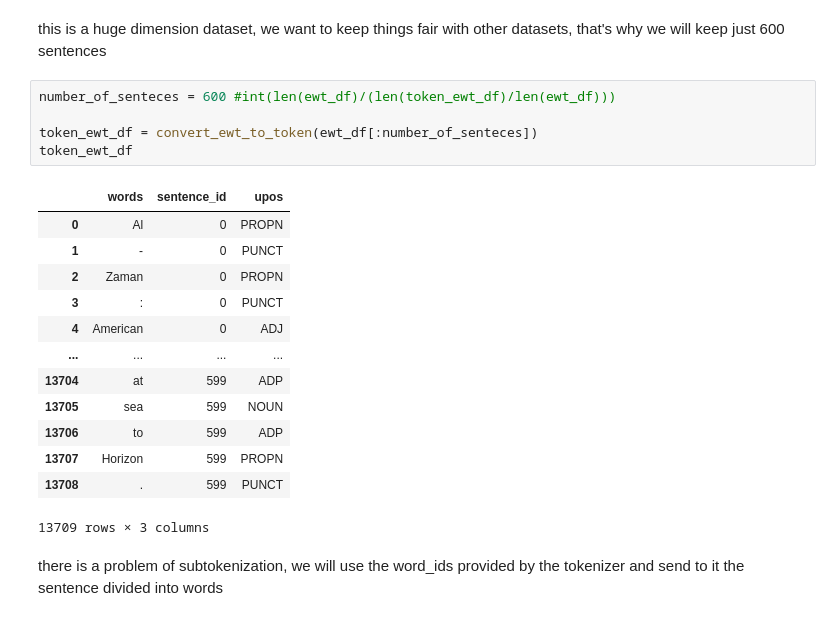
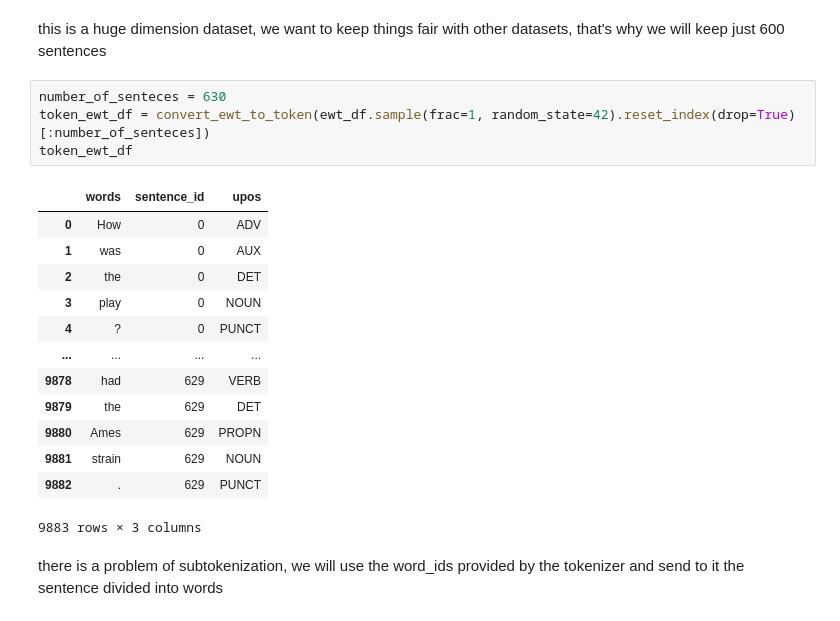
Before and after one commit to rrossierba/digital-transformation-computer-security, a Jupyter notebook: probe_t5.ipynb, the cells around one changed output. Cells and saved outputs as stored; diff of their text form.

```diff
--- a/probe_t5.ipynb
+++ b/probe_t5.ipynb
@@ -444,25 +444,24 @@ print('Size of EWT token dataset:',len(token_ewt_df))
 Size of EWT token dataset: 204577
 # %% [markdown]
 this is a huge dimension dataset, we want to keep things fair with other datasets, that's why we will keep just 600 sentences
-# %%
-number_of_senteces = 600 #int(len(ewt_df)/(len(token_ewt_df)/len(ewt_df)))
-
-token_ewt_df = convert_ewt_to_token(ewt_df[:number_of_senteces])
-token_ewt_df
-# %% [output]
-|  | words | sentence_id | upos |
-| 0 | Al | 0 | PROPN |
-| 1 | - | 0 | PUNCT |
-| 2 | Zaman | 0 | PROPN |
-| 3 | : | 0 | PUNCT |
-| 4 | American | 0 | ADJ |
-| ... | ... | ... | ... |
-| 13704 | at | 599 | ADP |
-| 13705 | sea | 599 | NOUN |
-| 13706 | to | 599 | ADP |
-| 13707 | Horizon | 599 | PROPN |
-| 13708 | . | 599 | PUNCT |
-13709 rows × 3 columns
+# %%
+number_of_senteces = 630
+token_ewt_df = convert_ewt_to_token(ewt_df.sample(frac=1, random_state=42).reset_index(drop=True)[:number_of_senteces])
+token_ewt_df
+# %% [output]
+|  | words | sentence_id | upos |
+| 0 | How | 0 | ADV |
+| 1 | was | 0 | AUX |
+| 2 | the | 0 | DET |
+| 3 | play | 0 | NOUN |
+| 4 | ? | 0 | PUNCT |
+| ... | ... | ... | ... |
+| 9878 | had | 629 | VERB |
+| 9879 | the | 629 | DET |
+| 9880 | Ames | 629 | PROPN |
+| 9881 | strain | 629 | NOUN |
+| 9882 | . | 629 | PUNCT |
+9883 rows × 3 columns
 # %% [markdown]
 there is a problem of subtokenization, we will use the word_ids provided by the tokenizer and send to it the sentence divided into words
 # %%
```
Also changed, not shown: parts of 32 cells of this notebook.
